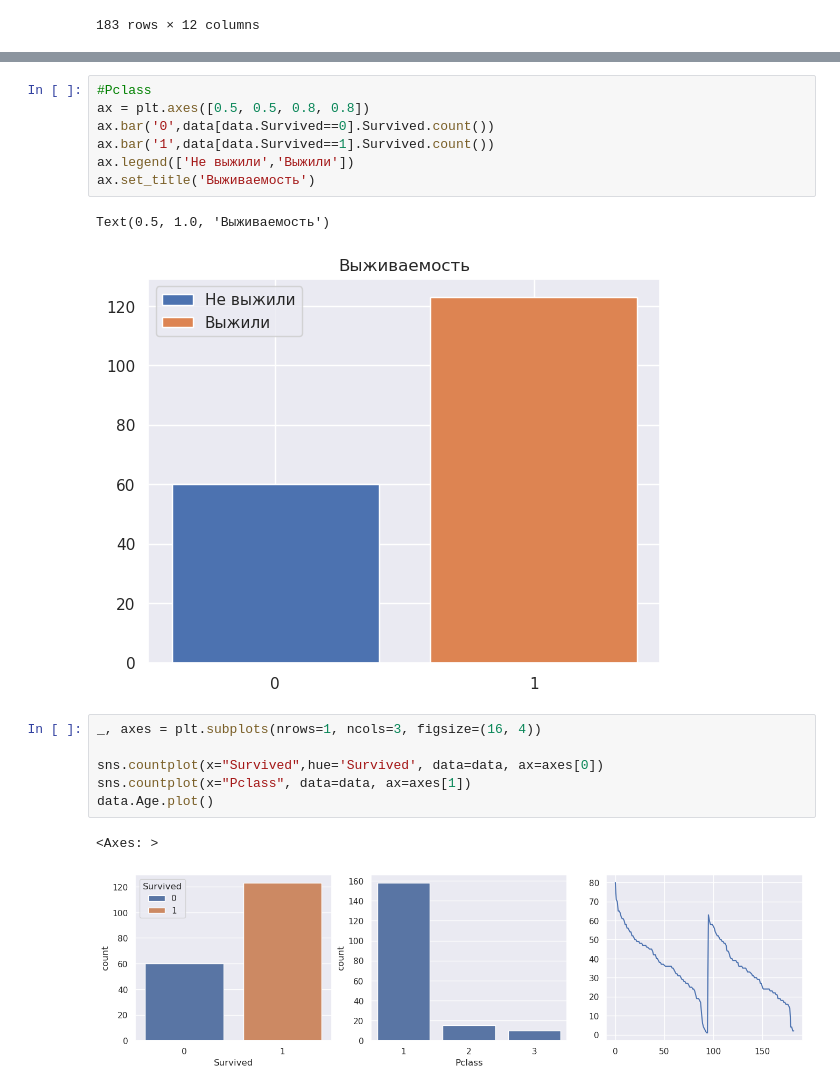
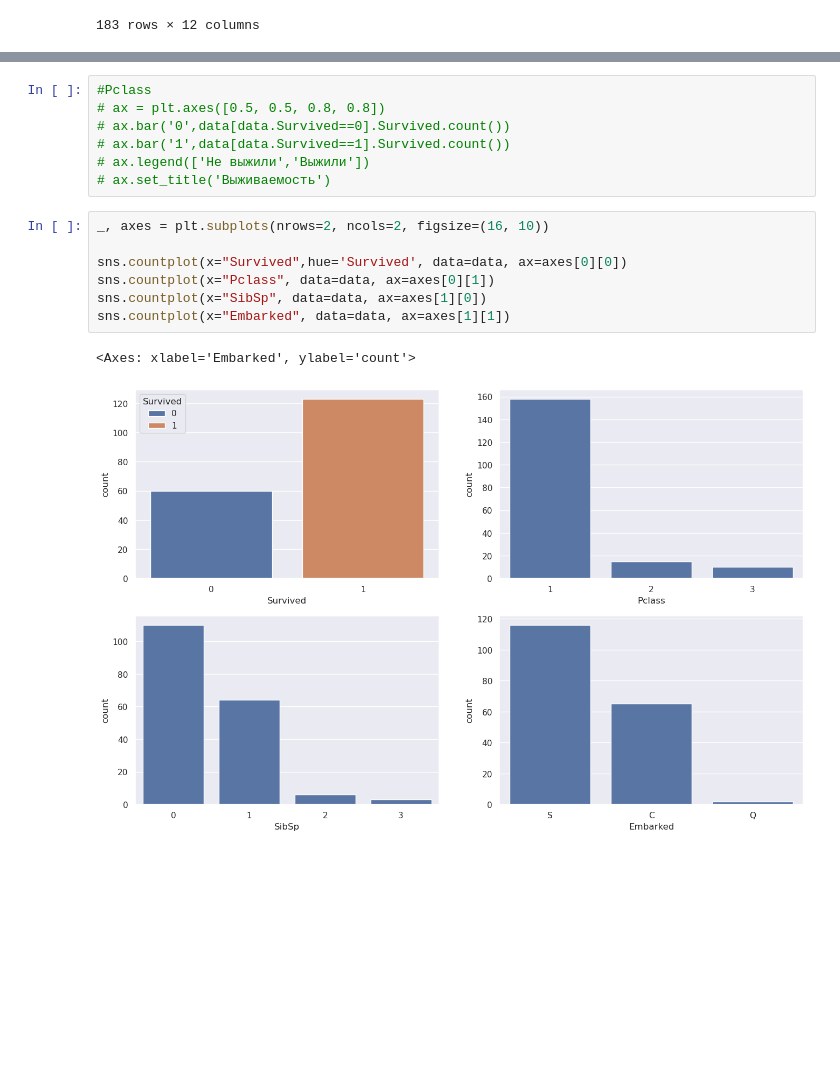
Before and after one commit to BombasticFantastik/DataScience-2024-SFU-Work4, a Jupyter notebook: Практическая работа 4.ipynb, the cells around one changed output, grey strips where cells are left out. Cells and saved outputs as stored; diff of their text form; blank space fills up the shorter version.

```diff
--- a/Практическая работа 4.ipynb
+++ b/Практическая работа 4.ipynb
@@ -222,19 +215,17 @@ Text(0.5, 1.0, 'Выживаемость')
 # %%
 #Pclass
-ax = plt.axes([0.5, 0.5, 0.8, 0.8])
-ax.bar('0',data[data.Survived==0].Survived.count())
-ax.bar('1',data[data.Survived==1].Survived.count())
-ax.legend(['Не выжили','Выжили'])
-ax.set_title('Выживаемость')
+# ax = plt.axes([0.5, 0.5, 0.8, 0.8])
+# ax.bar('0',data[data.Survived==0].Survived.count())
+# ax.bar('1',data[data.Survived==1].Survived.count())
+# ax.legend(['Не выжили','Выжили'])
+# ax.set_title('Выживаемость')
-# %% [output]
-Text(0.5, 1.0, 'Выживаемость')
-[figure, removed]
 # %%
-_, axes = plt.subplots(nrows=1, ncols=3, figsize=(16, 4))
+_, axes = plt.subplots(nrows=2, ncols=2, figsize=(16, 10))
 
-sns.countplot(x="Survived",hue='Survived', data=data, ax=axes[0])
-sns.countplot(x="Pclass", data=data, ax=axes[1])
-data.Age.plot()
+sns.countplot(x="Survived",hue='Survived', data=data, ax=axes[0][0])
+sns.countplot(x="Pclass", data=data, ax=axes[0][1])
+sns.countplot(x="SibSp", data=data, ax=axes[1][0])
+sns.countplot(x="Embarked", data=data, ax=axes[1][1])
 # %% [output]
-<Axes: >
+<Axes: xlabel='Embarked', ylabel='count'>
-[figure, old version]
+[figure, new version]
```
Also changed, not shown: parts of 10 cells of this notebook, 2 other files.
